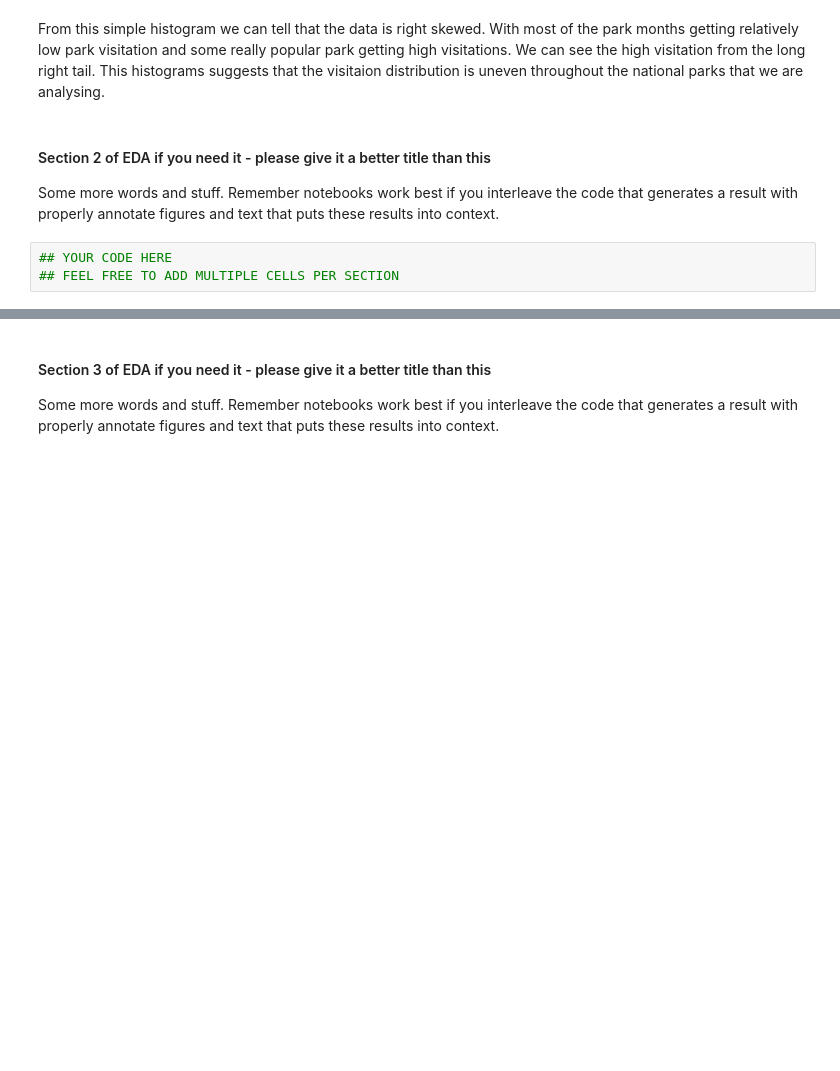
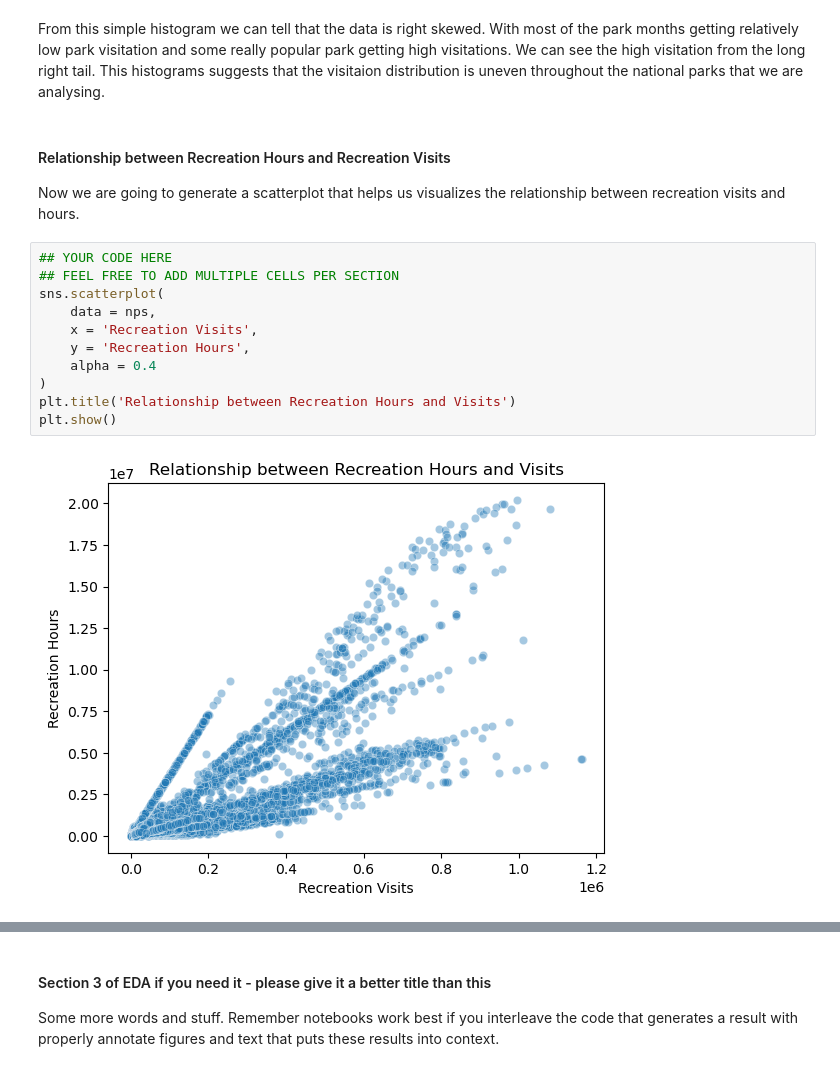
Before and after one commit to COGS108/Group112_WI26, a Jupyter notebook: 02-EDACheckpoint.ipynb, the cells around one changed output, grey strips where cells are left out. Cells and saved outputs as stored; diff of their text form; blank space fills up the shorter version.

Commit message:
EDA section 2

```diff
--- a/02-EDACheckpoint.ipynb
+++ b/02-EDACheckpoint.ipynb
@@ -367,10 +367,20 @@ plt.show()
 [figure]
 # %% [markdown]
 From this simple histogram we can tell that the data is right skewed. With most of the park months getting relatively low park visitation and some really popular park getting high visitations. We can see the high visitation from the long right tail. This histograms suggests that the visitaion distribution is uneven throughout the national parks that we are analysing.
-# %% [markdown]
-#### Section 2 of EDA if you need it  - please give it a better title than this
-
-Some more words and stuff.  Remember notebooks work best if you interleave the code that generates a result with properly annotate figures and text that puts these results into context.
+# %% [markdown]
+#### Relationship between Recreation Hours and Recreation Visits
+
+Now we are going to generate a scatterplot that helps us visualizes the relationship between recreation visits and hours.
 # %%
 ## YOUR CODE HERE
 ## FEEL FREE TO ADD MULTIPLE CELLS PER SECTION
+sns.scatterplot(
+    data = nps,
+    x = 'Recreation Visits',
+    y = 'Recreation Hours',
+    alpha = 0.4
+)
+plt.title('Relationship between Recreation Hours and Visits')
+plt.show()
+# %% [output]
+[figure, added]
```
Also changed, not shown: parts of 1 cell of this notebook.
